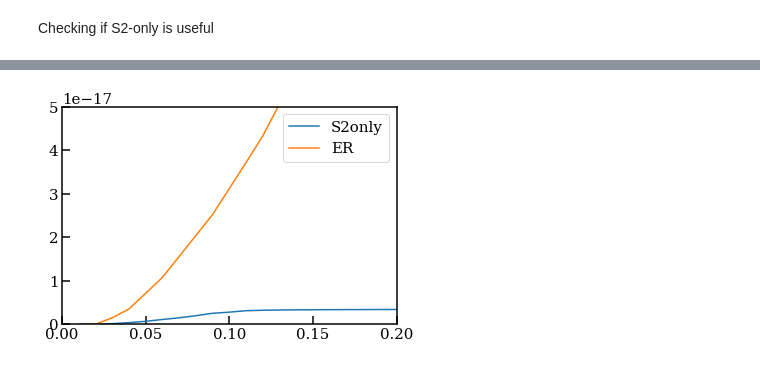
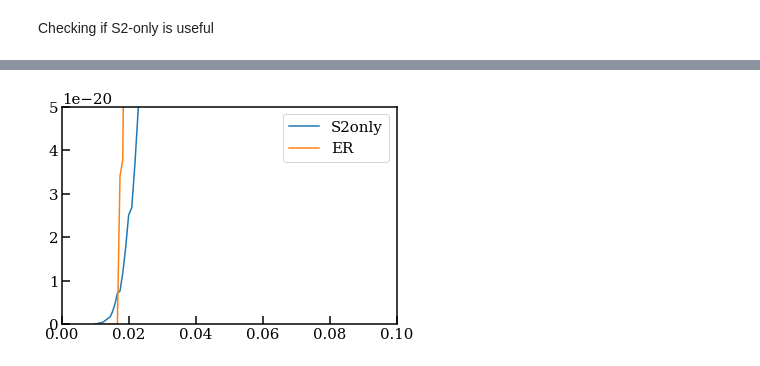
Before and after one commit to XENON1T/Gravitational-Waves, a Jupyter notebook: Elastic+neutrino-electron+limit.ipynb, the cells around one changed output, grey strips where cells are left out. Cells and saved outputs as stored; diff of their text form; code cells hidden in the pictures.

```diff
--- a/Elastic+neutrino-electron+limit.ipynb
+++ b/Elastic+neutrino-electron+limit.ipynb
@@ -210,8 +198,13 @@ plt.show()
 ER_efficiency.csv is created using https://github.com/XENON1T/LowER/blob/master/analysis/paper/signal_models.ipynb
 
 where 'Energy' = xs = np.linspace(0, 210, 1000) and 'Efficiency' = eff = efficiency(xs, errors=True, sciencerun='sr1')
+# %%
+ER_min = 1 # keV
+ER_max = 210 #keV
 # %%
 acc_data = pd.read_csv('/depot/darkmatter/data/jupyterhub/Riya/ER_efficiency.csv')
+acc_data = acc_data[acc_data['Energy']>=ER_min]
+acc_data = acc_data[acc_data['Energy']<=ER_max].reset_index(drop=True)
 accept = acc_data['Efficiency']
 energy_ER = acc_data['Energy']
 accept_ER = interp1d(energy_ER, accept, bounds_error=False, fill_value=0, kind='linear')
@@ -278,7 +286,7 @@ plt.show()
 # %% [markdown]
 # Events in detector for neutrino energies
 # %%
-Neutrino_Energy = np.logspace(-1, 1, 101)*1000
+Neutrino_Energy = np.logspace(-2, 1, 101)*1000
 def calc_rate_Ev(energy, accept, neu, fm):
     total_rate_Ev = []
     for Ev in Neutrino_Energy:
@@ -418,4 +436,6 @@ acc_data = pd.read_csv('/depot/darkmatter/data/jupyterhub/Riya/s2only_efficiency
 accept = acc_data['Efficiency']*0.7 #because 30% of data is used for training
 energy_S2only = acc_data['Energy']
 accept_S2only = interp1d(energy_S2only, accept, bounds_error=False, fill_value=0, kind='linear')
+# %%
+fm_S2only = 2.004
 # %%
@@ -427,9 +447,10 @@ plt.show()
 # %%
-plt.plot(Neutrino_Energy/1000, calc_rate_Ev(energy_S2only, accept_S2only, fm_3fold*2), label="S2only")
-plt.plot(Neutrino_Energy/1000, calc_rate_Ev(Es, accept_ER, fm_3fold), label="ER")
-plt.xlim(0, 0.2)
-plt.ylim(0, 0.5*1e-16)
+Neutrino_Energy = np.logspace(-2, 0, 101)*1000
+plt.plot(Neutrino_Energy/1000, calc_rate_Ev(energy_S2only, accept_S2only, neutrino_e, fm_S2only), label="S2only")
+plt.plot(Neutrino_Energy/1000, calc_rate_Ev(energy_ER, accept_ER, neutrino_e, fm_ER), label="ER")
+plt.xlim(0, 0.1)
+plt.ylim(0, 0.5*1e-19)
 plt.legend()
 plt.show()
 # %% [output]
-[figure, old version]
+[figure, new version]
```
Also changed, not shown: parts of 17 cells of this notebook.
